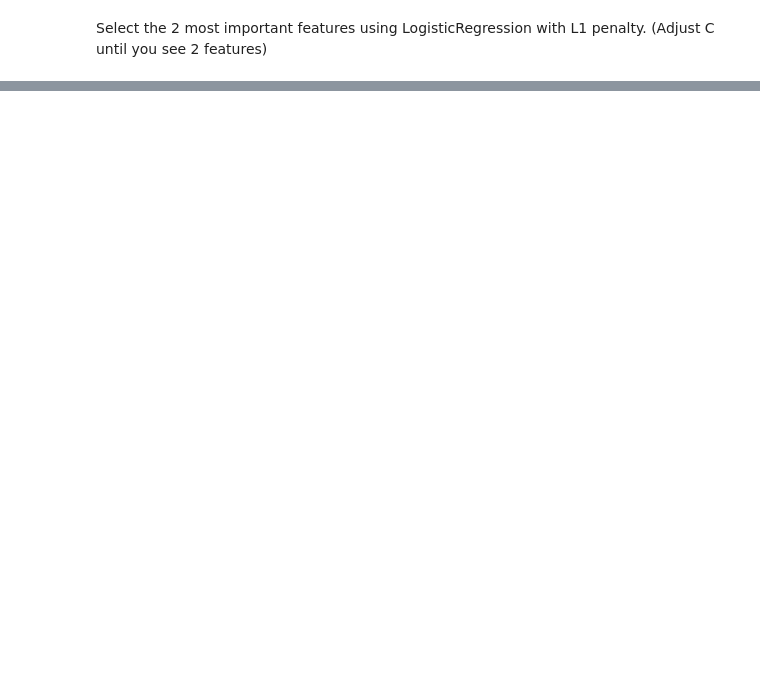
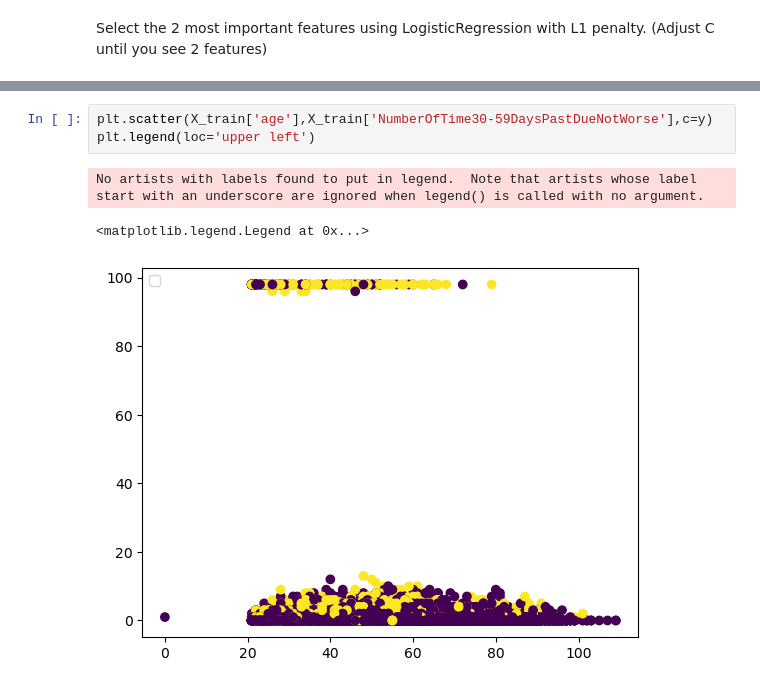
Before and after one commit to martinbandung/Give-Me-Some-Credit, a Jupyter notebook: code/Classifiers.ipynb, the cells around one changed output, grey strips where cells are left out. Drawn from its saved outputs; the diff is of its cells as text; blank space fills up the shorter version.

```diff
--- a/code/Classifiers.ipynb
+++ b/code/Classifiers.ipynb
@@ -134 +196,8 @@ print(lr.coef_)
+# %%
+plt.scatter(X_train['age'],X_train['NumberOfTime30-59DaysPastDueNotWorse'],c=y)
+plt.legend(loc='upper left')
+# %% [output]
+No artists with labels found to put in legend.  Note that artists whose label start with an underscore are ignored when legend() is called with no argument.
+<matplotlib.legend.Legend at 0x...>
+[figure, added]
 # %%
```
Also changed, not shown: parts of 12 cells of this notebook, 6 other files.
